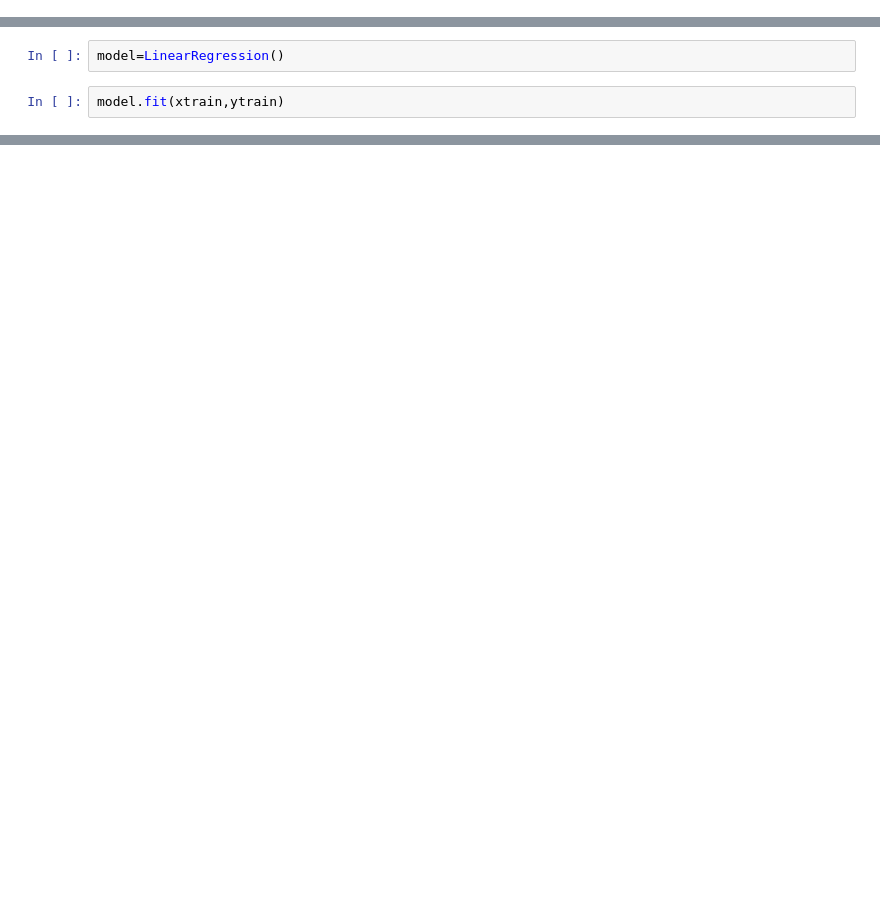
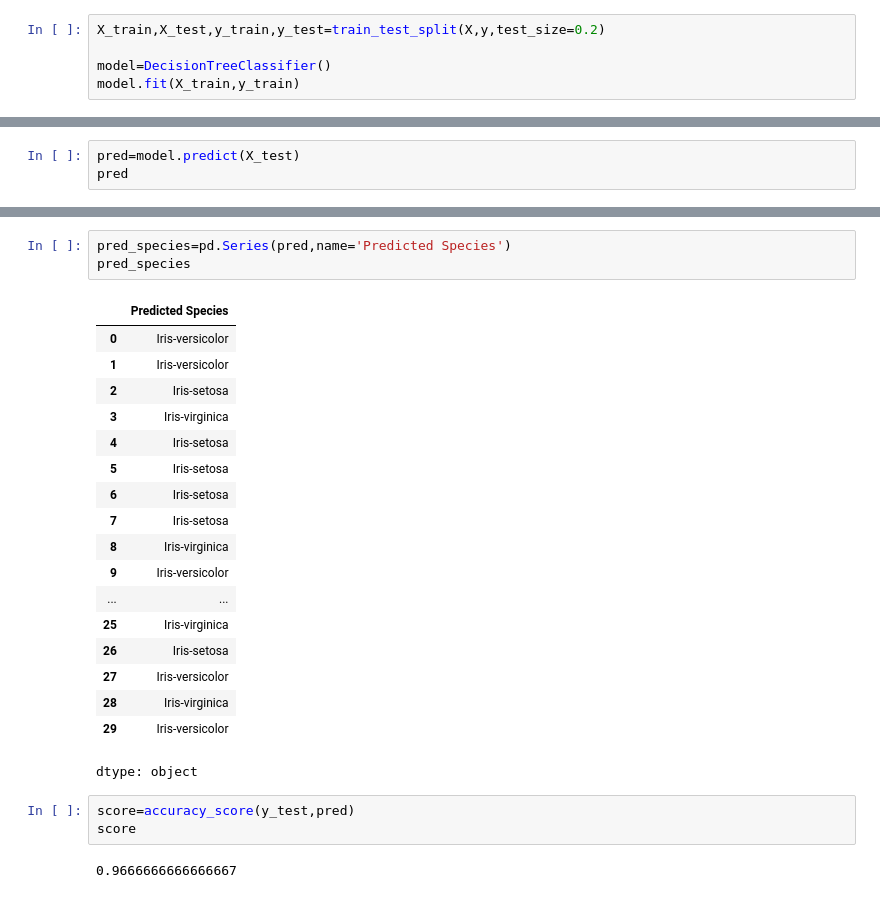
Before and after one commit to gourinj237/OIBSIP, a Jupyter notebook: OIBSIP.ipynb, the cells around one changed output, grey strips where cells are left out. Drawn from its saved outputs; the diff is of its cells as text; blank space fills up the shorter version.

```diff
--- a/OIBSIP.ipynb
+++ b/OIBSIP.ipynb
@@ -198,0 +46,5 @@ sns.histplot(df['Sales'])
+# %%
+X_train,X_test,y_train,y_test=train_test_split(X,y,test_size=0.2)
+
+model=DecisionTreeClassifier()
+model.fit(X_train,y_train)
@@ -273,4 +57,0 @@ xtest,ytest
-# %%
-model=LinearRegression()
-# %%
-model.fit(xtrain,ytrain)
@@ -316,0 +58,3 @@ r
+# %%
+pred=model.predict(X_test)
+pred
@@ -316,0 +72,27 @@ r
+# %%
+pred_species=pd.Series(pred,name='Predicted Species')
+pred_species
+# %% [output]
+|  | Predicted Species |
+| 0 | Iris-versicolor |
+| 1 | Iris-versicolor |
+| 2 | Iris-setosa |
+| 3 | Iris-virginica |
+| 4 | Iris-setosa |
+| 5 | Iris-setosa |
+| 6 | Iris-setosa |
+| 7 | Iris-setosa |
+| 8 | Iris-virginica |
+| 9 | Iris-versicolor |
+| ... | ... |
+| 25 | Iris-virginica |
+| 26 | Iris-setosa |
+| 27 | Iris-versicolor |
+| 28 | Iris-virginica |
+| 29 | Iris-versicolor |
+dtype: object
+# %%
+score=accuracy_score(y_test,pred)
+score
+# %% [output]
+0.9666666666666667
```
Also changed, not shown: parts of 39 cells of this notebook.
